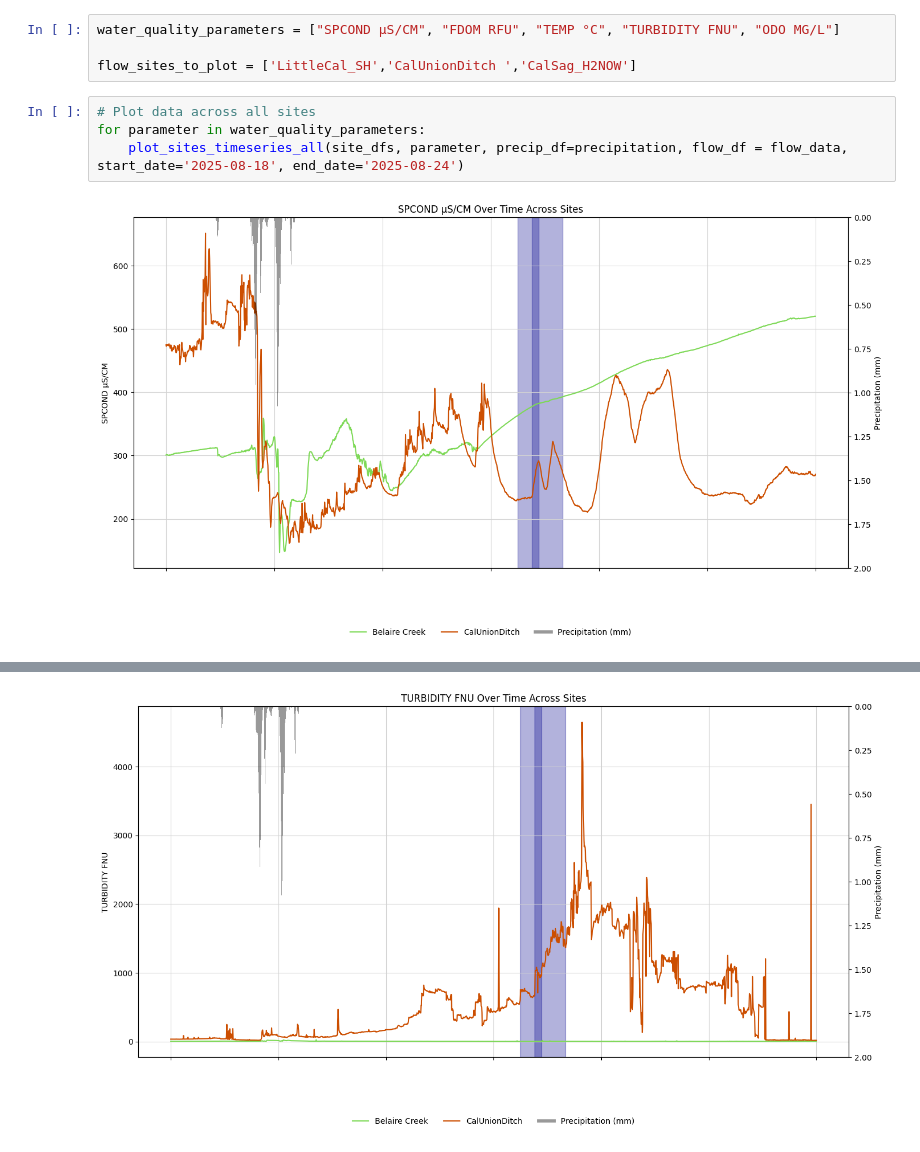
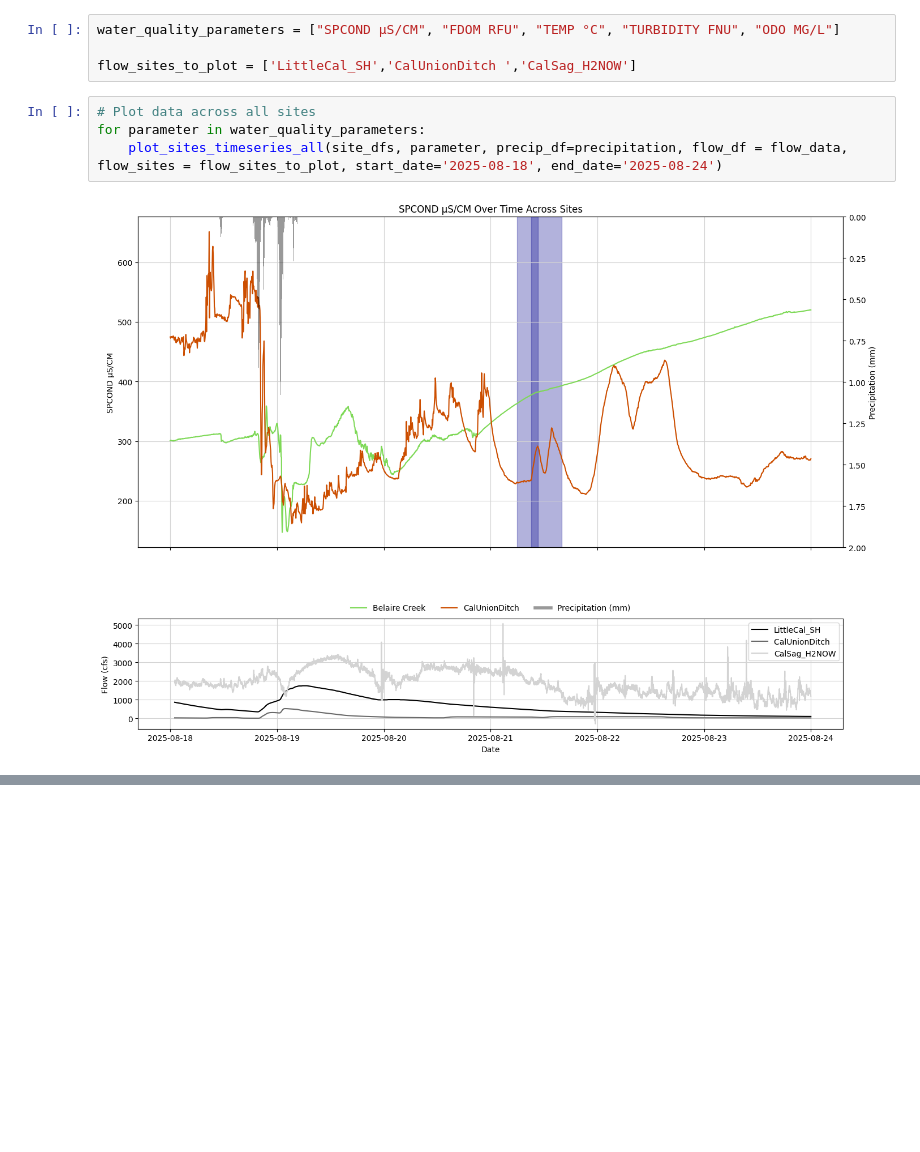
Before and after one commit to JoaquinaNG/SW-C2H2, a Jupyter notebook: 2025_08_21_Campaign/datasynthesis.ipynb, the cells around one changed output, grey strips where cells are left out. Saved outputs shown, nothing was run; the diff lists cells and outputs as text; blank space fills up the shorter version.

```diff
--- a/2025_08_21_Campaign/datasynthesis.ipynb
+++ b/2025_08_21_Campaign/datasynthesis.ipynb
@@ -242,6 +242,6 @@ flow_sites_to_plot = ['LittleCal_SH','CalUnionDitch ','CalSag_H2NOW']
 # %%
 # Plot data across all sites
 for parameter in water_quality_parameters:
-    plot_sites_timeseries_all(site_dfs, parameter, precip_df=precipitation, flow_df = flow_data, start_date='2025-08-18', end_date='2025-08-24')
+    plot_sites_timeseries_all(site_dfs, parameter, precip_df=precipitation, flow_df = flow_data, flow_sites = flow_sites_to_plot, start_date='2025-08-18', end_date='2025-08-24')
 # %% [output]
-[figure, old version]
+[figure, new version]
@@ -250 +249,0 @@ for parameter in water_quality_parameters:
-[figure, removed]
```
Also changed, not shown: parts of 1 cell of this notebook.
